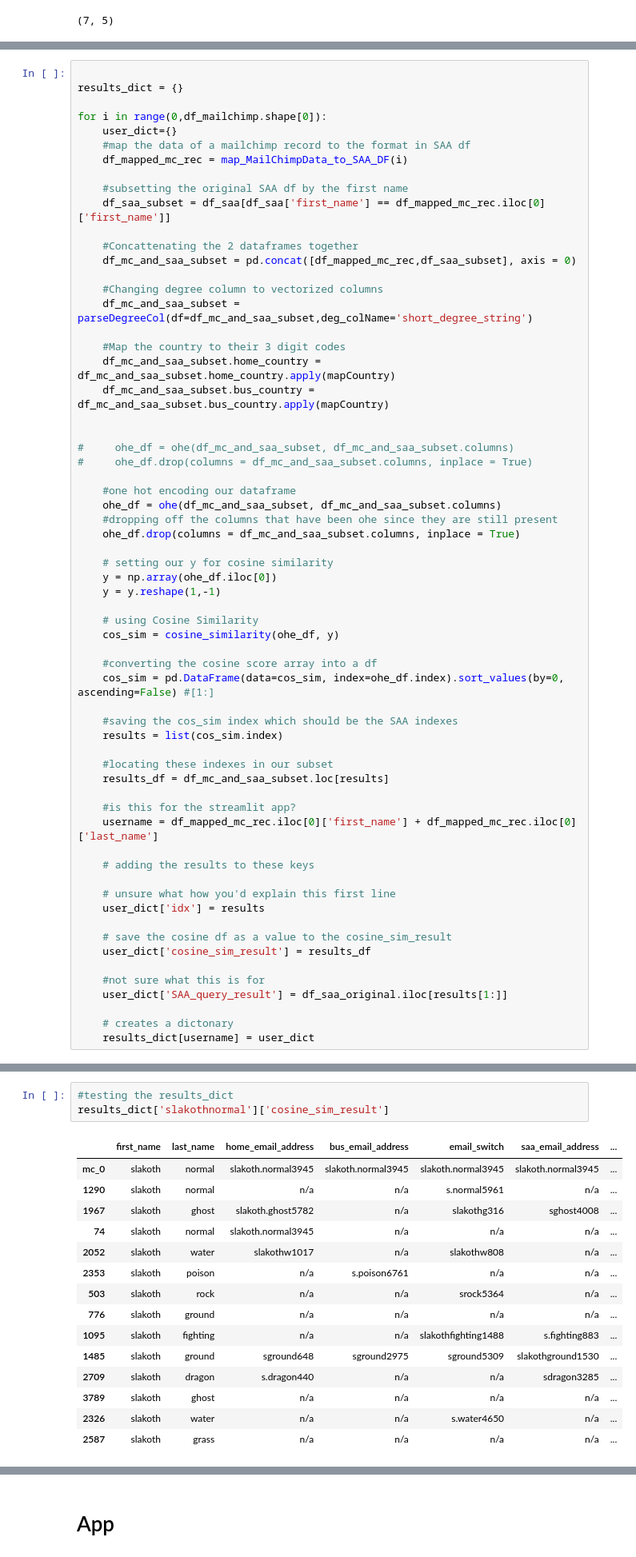
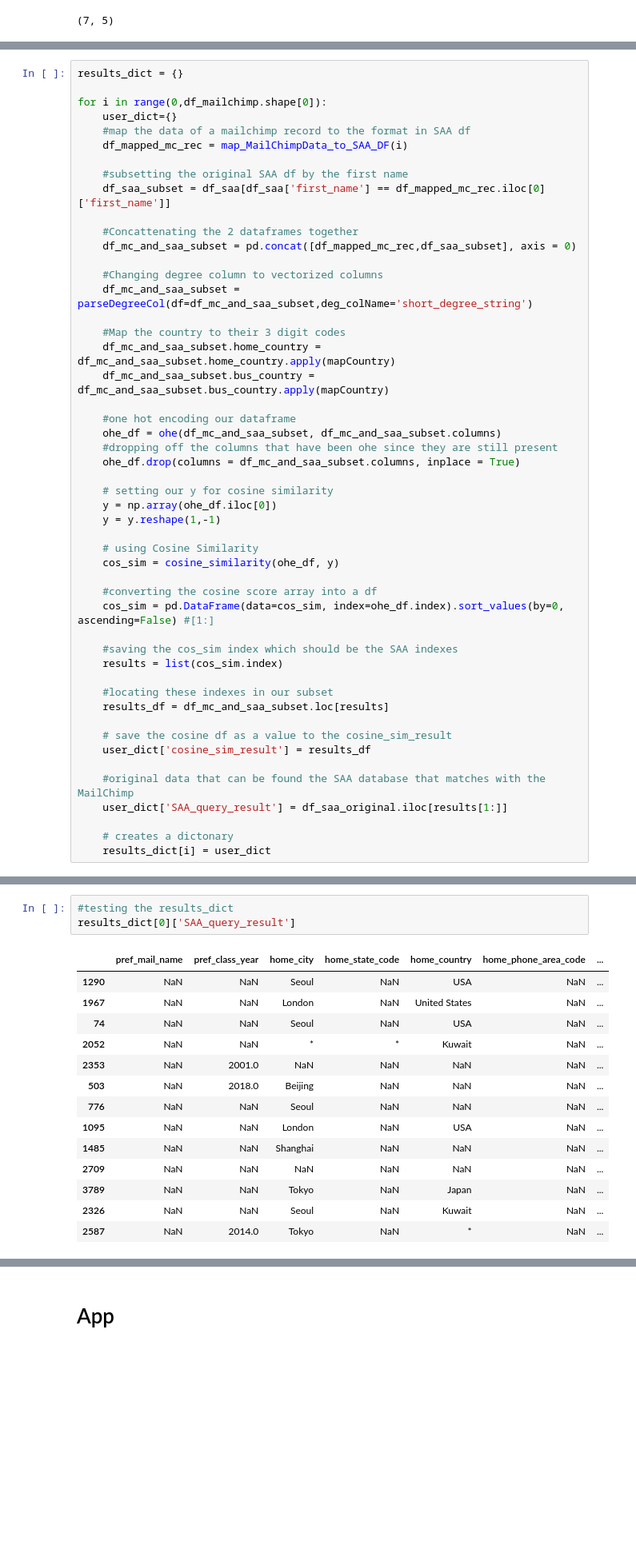
Before and after one commit to ssaeed85/Equalithon-StanfordPride, a Jupyter notebook: Stanford Pride Matching System.ipynb, the cells around one changed output, grey strips where cells are left out. Shown: that part at 80% size. Saved outputs shown, nothing was run; the diff lists cells and outputs as text; blank space fills up the shorter version.

```diff
--- a/Stanford Pride Matching System.ipynb
+++ b/Stanford Pride Matching System.ipynb
@@ -421,5 +421,4 @@ print(df_mailchimp.shape)
 # %%
-
 results_dict = {}
 
 for i in range(0,df_mailchimp.shape[0]):
@@ -439,10 +438,6 @@ for i in range(0,df_mailchimp.shape[0]):
     #Map the country to their 3 digit codes
     df_mc_and_saa_subset.home_country = df_mc_and_saa_subset.home_country.apply(mapCountry)
     df_mc_and_saa_subset.bus_country = df_mc_and_saa_subset.bus_country.apply(mapCountry)
-
-
-#     ohe_df = ohe(df_mc_and_saa_subset, df_mc_and_saa_subset.columns)
-#     ohe_df.drop(columns = df_mc_and_saa_subset.columns, inplace = True)
 
     #one hot encoding our dataframe
     ohe_df = ohe(df_mc_and_saa_subset, df_mc_and_saa_subset.columns)
@@ -465,22 +460,14 @@ for i in range(0,df_mailchimp.shape[0]):
     #locating these indexes in our subset
     results_df = df_mc_and_saa_subset.loc[results]
 
-    #is this for the streamlit app?
-    username = df_mapped_mc_rec.iloc[0]['first_name'] + df_mapped_mc_rec.iloc[0]['last_name']
-
-    # adding the results to these keys
-
-    # unsure what how you'd explain this first line
-    user_dict['idx'] = results
-
     # save the cosine df as a value to the cosine_sim_result
     user_dict['cosine_sim_result'] = results_df
 
-    #not sure what this is for
+    #original data that can be found the SAA database that matches with the MailChimp
     user_dict['SAA_query_result'] = df_saa_original.iloc[results[1:]]
 
     # creates a dictonary
-    results_dict[username] = user_dict
+    results_dict[i] = user_dict
 # %%
 #inspecting user_dict
 user_dict
@@ -505,19 +512,18 @@ user_dict
 # %%
 #testing the results_dict
-results_dict['slakothnormal']['cosine_sim_result']
+results_dict[0]['SAA_query_result']
 # %% [output]
-|  | first_name | last_name | home_email_address | bus_email_address | email_switch | saa_email_address | ... |
-| mc_0 | slakoth | normal | slakoth.normal3945 | slakoth.normal3945 | slakoth.normal3945 | slakoth.normal3945 | ... |
-| 1290 | slakoth | normal | n/a | n/a | s.normal5961 | n/a | ... |
-| 1967 | slakoth | ghost | slakoth.ghost5782 | n/a | slakothg316 | sghost4008 | ... |
-| 74 | slakoth | normal | slakoth.normal3945 | n/a | n/a | n/a | ... |
-| 2052 | slakoth | water | slakothw1017 | n/a | slakothw808 | n/a | ... |
-| 2353 | slakoth | poison | n/a | s.poison6761 | n/a | n/a | ... |
-| 503 | slakoth | rock | n/a | n/a | srock5364 | n/a | ... |
-| 776 | slakoth | ground | n/a | n/a | n/a | n/a | ... |
-| 1095 | slakoth | fighting | n/a | n/a | slakothfighting1488 | s.fighting883 | ... |
-| 1485 | slakoth | ground | sground648 | sground2975 | sground5309 | slakothground1530 | ... |
-| 2709 | slakoth | dragon | s.dragon440 | n/a | n/a | sdragon3285 | ... |
-| 3789 | slakoth | ghost | n/a | n/a | n/a | n/a | ... |
-| 2326 | slakoth | water | n/a | n/a | s.water4650 | n/a | ... |
-| 2587 | slakoth | grass | n/a | n/a | n/a | n/a | ... |
+|  | pref_mail_name | pref_class_year | home_city | home_state_code | home_country | home_phone_area_code | ... |
+| 1290 | NaN | NaN | Seoul | NaN | USA | NaN | ... |
+| 1967 | NaN | NaN | London | NaN | United States | NaN | ... |
+| 74 | NaN | NaN | Seoul | NaN | USA | NaN | ... |
+| 2052 | NaN | NaN | * | * | Kuwait | NaN | ... |
+| 2353 | NaN | 2001.0 | NaN | NaN | NaN | NaN | ... |
+| 503 | NaN | 2018.0 | Beijing | NaN | NaN | NaN | ... |
+| 776 | NaN | NaN | Seoul | NaN | NaN | NaN | ... |
+| 1095 | NaN | NaN | London | NaN | USA | NaN | ... |
+| 1485 | NaN | NaN | Shanghai | NaN | NaN | NaN | ... |
+| 2709 | NaN | NaN | NaN | NaN | NaN | NaN | ... |
+| 3789 | NaN | NaN | Tokyo | NaN | Japan | NaN | ... |
+| 2326 | NaN | NaN | Seoul | NaN | Kuwait | NaN | ... |
+| 2587 | NaN | 2014.0 | Tokyo | NaN | * | NaN | ... |
```
Also changed, not shown: parts of 15 cells of this notebook, 5 other files.
